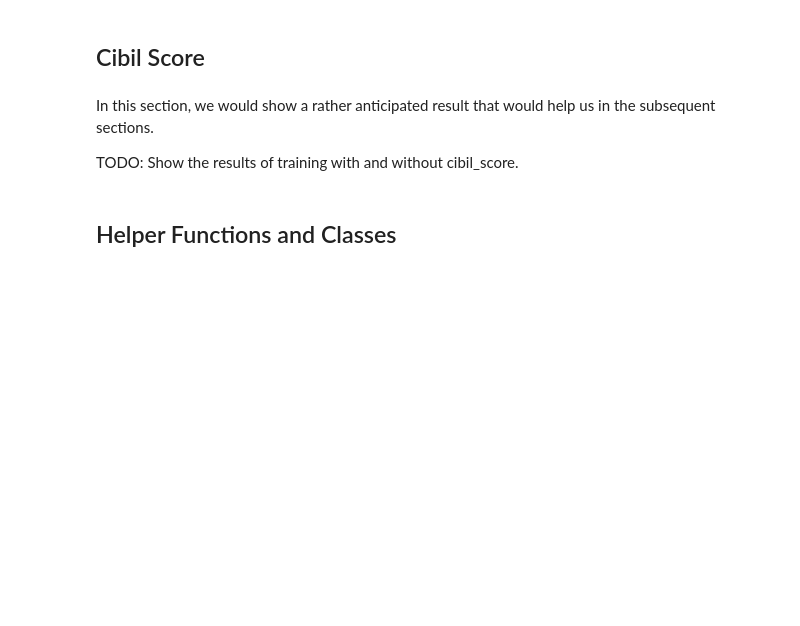
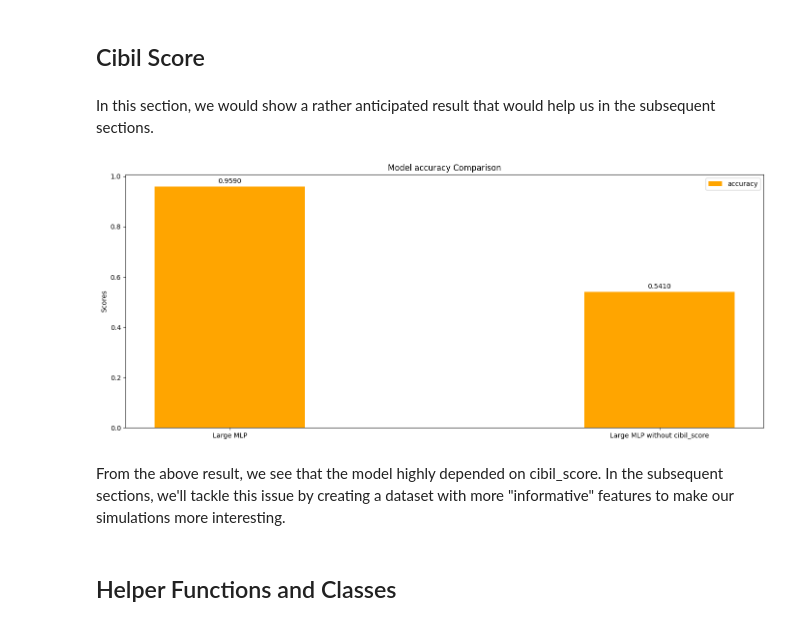
Before and after one commit to PrielHaz/strategic-classification, a Jupyter notebook: workshop_draft.ipynb, the cells around one changed output. Cells and saved outputs as stored; diff of their text form; code cells hidden in the pictures; blank space fills up the shorter version.

Commit message:
Add a sub-section for section 3 that shows what happens if we remove cibil_score

```diff
--- a/workshop_draft.ipynb
+++ b/workshop_draft.ipynb
@@ -1033,8 +1033,41 @@ Our goal is to help the bank utilize the reliability to enhance the informed mod
 ## Cibil Score
 # %% [markdown]
 In this section, we would show a rather anticipated result that would help us in the subsequent sections.
-
-TODO: Show the results of training with and without cibil_score.
+# %%
+def copy_without_cols(df, cols):
+    """Return a copy of the DataFrame without the specified columns."""
+    copy = df.copy()
+    return copy.drop(cols, axis=1)
+
+# Copy the dataset without cibil_score
+partial_loan_ds = copy_without_cols(loan_ds, ["cibil_score"])
+X_torch_train_scaled, X_torch_test_scaled, train_loader, test_loader = prepare_data(
+    partial_loan_ds
+)
+
+input_size = X_torch_train_scaled.shape[1]
+names_to_models = get_names_to_new_models(input_size)
+threshold = 0.5
+
+# Take the result of Large MLP when the data was full
+torch_models_results_2 = [result for result in torch_models_results if result["model_name"] == "Large MLP"]
+
+for model_name, model in names_to_models.items():
+    if model_name != "Large MLP":
+        continue
+    model = model.to(device)
+    result = train_and_evaluate_pytorch_model(
+        threshold, model, model_name, train_loader, test_loader
+    )
+    result["model_name"] = "Large MLP without cibil_score"
+    torch_models_results_2.append(result)
+
+compare_torch_models(torch_models_results_2, ["accuracy"])
+# %% [output]
+[figure, added]
+# %% [markdown]
+From the above result, we see that the model highly depended on cibil_score.
+In the subsequent sections, we'll tackle this issue by creating a dataset with more "informative" features to make our simulations more interesting.
 # %% [markdown]
 ## Helper Functions and Classes
 # %%
```
Also changed, not shown: parts of 6 cells of this notebook.
